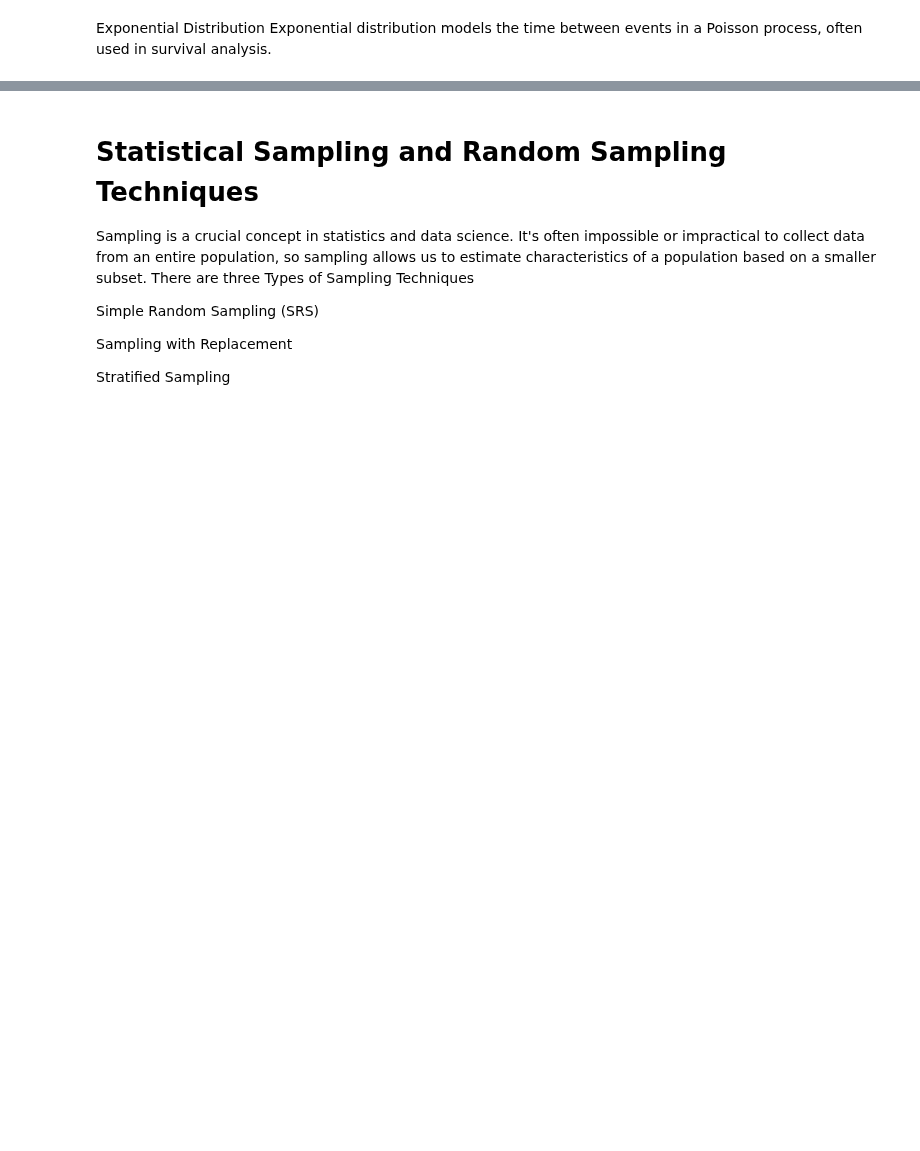
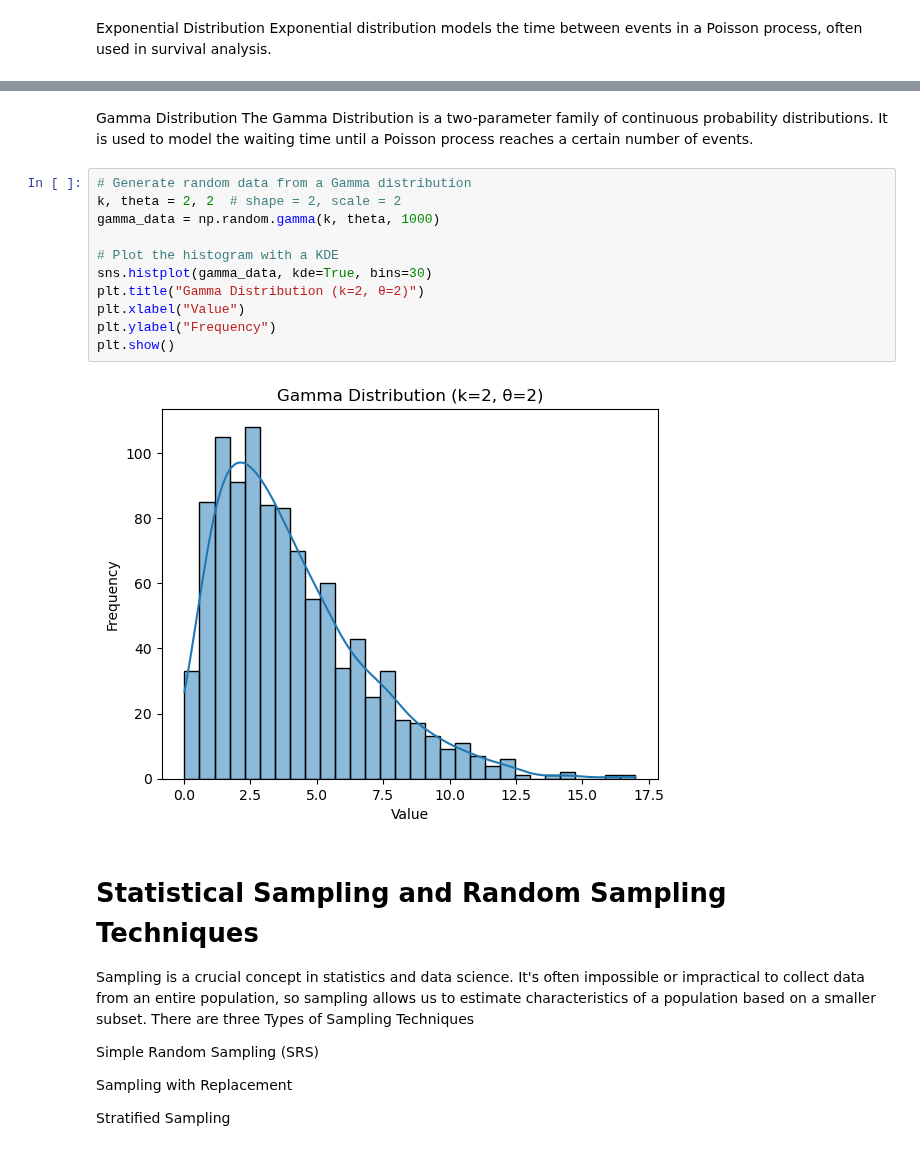
Before and after one commit to keithmmc/appliedstats, a Jupyter notebook: random.ipynb, the cells around one changed output, grey strips where cells are left out. Saved outputs shown, nothing was run; the diff lists cells and outputs as text; blank space fills up the shorter version.

```diff
--- a/random.ipynb
+++ b/random.ipynb
@@ -111,3 +143,19 @@ plt.show()
+# %% [markdown]
+Gamma Distribution
+The Gamma Distribution is a two-parameter family of continuous probability distributions. It is used to model the waiting time until a Poisson process reaches a certain number of events.
+# %%
+# Generate random data from a Gamma distribution
+k, theta = 2, 2  # shape = 2, scale = 2
+gamma_data = np.random.gamma(k, theta, 1000)
+
+# Plot the histogram with a KDE
+sns.histplot(gamma_data, kde=True, bins=30)
+plt.title("Gamma Distribution (k=2, θ=2)")
+plt.xlabel("Value")
+plt.ylabel("Frequency")
+plt.show()
+# %% [output]
+[figure, added]
 # %% [markdown]
 # Statistical Sampling and Random Sampling Techniques
 
```
Also changed, not shown: parts of 20 cells of this notebook.
